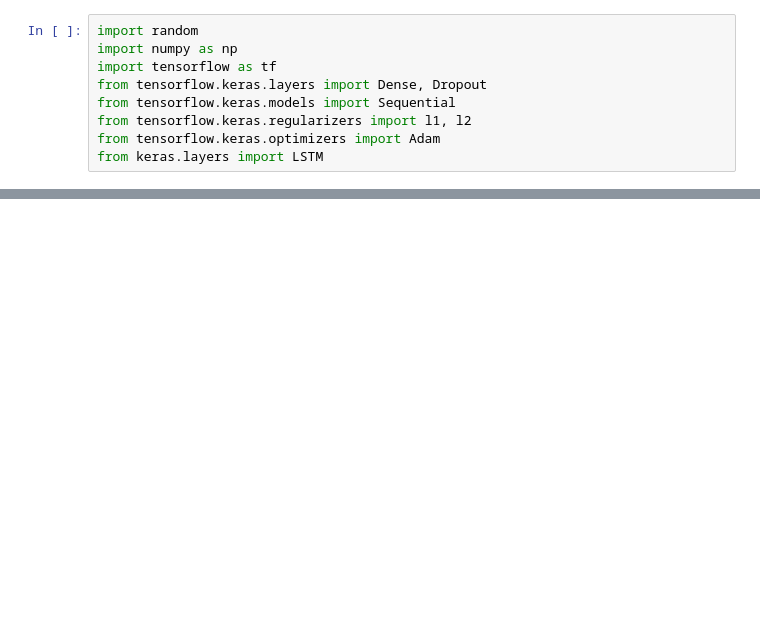
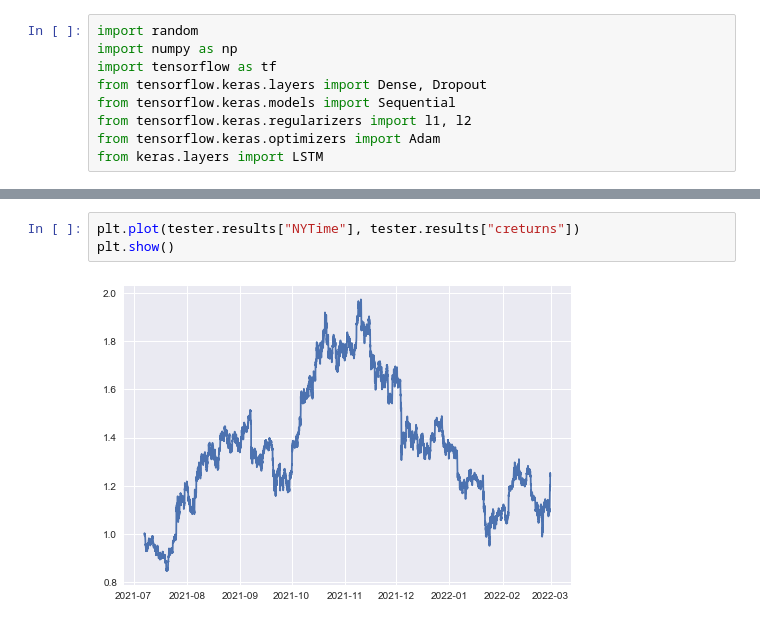
Before and after one commit to axelnielsen/LSTMStockPrediction, a Jupyter notebook: Estrategia/LSTM.ipynb, the cells around one changed output, grey strips where cells are left out. Drawn from its saved outputs; the diff is of its cells as text; blank space fills up the shorter version.

```diff
--- a/Estrategia/LSTM.ipynb
+++ b/Estrategia/LSTM.ipynb
@@ -494,0 +434,5 @@ Sharpe Ratio:                4.675975567444626e+17
+# %%
+plt.plot(tester.results["NYTime"], tester.results["creturns"])
+plt.show()
+# %% [output]
+[figure, added]
```
Also changed, not shown: parts of 13 cells of this notebook, 8 other files.
